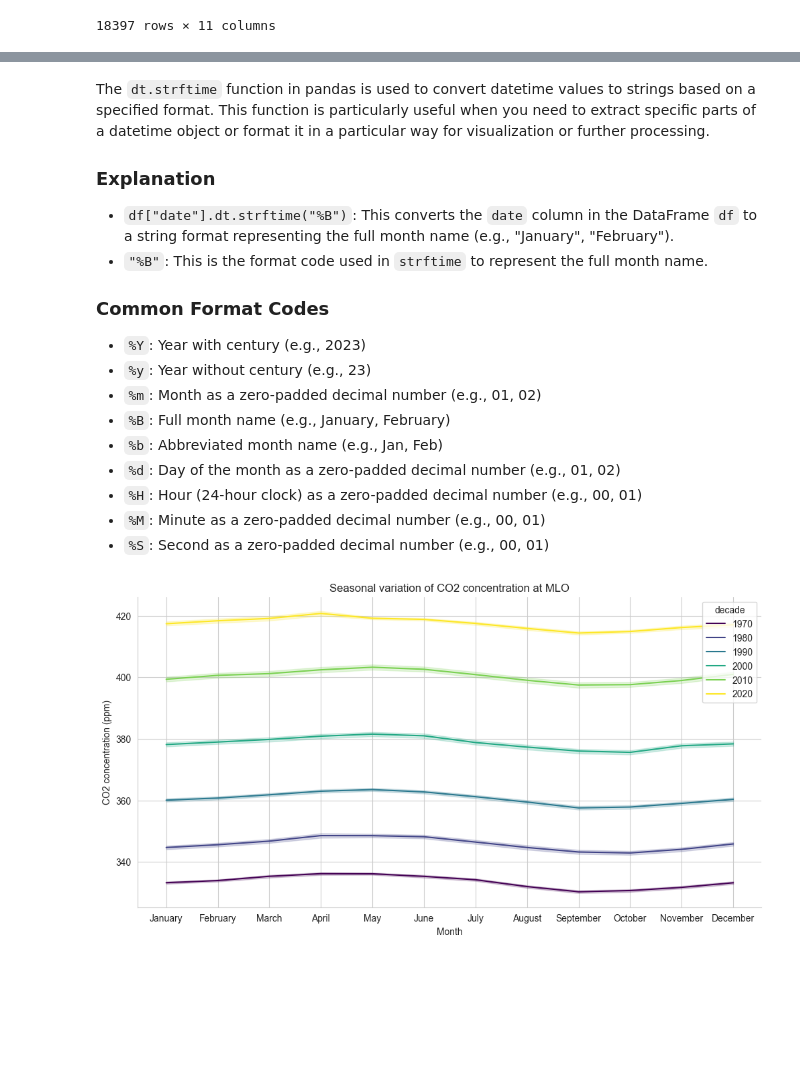
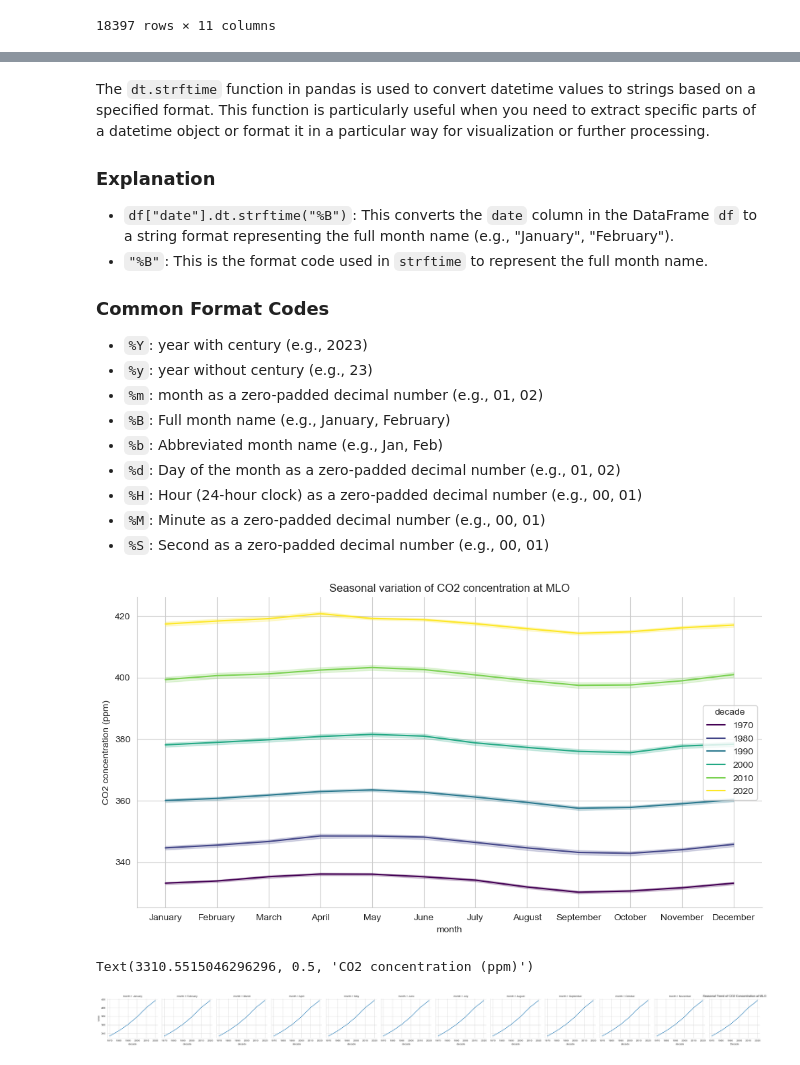
Before and after one commit to JanDuchscherer104/time-series-analysis, a Jupyter notebook: notebooks/lecture_01.ipynb, the cells around one changed output, grey strips where cells are left out. Cells and saved outputs as stored; diff of their text form; code cells hidden in the pictures; blank space fills up the shorter version.

Commit message:
feat: add seasonality plots to case study analysis

```diff
--- a/notebooks/lecture_01.ipynb
+++ b/notebooks/lecture_01.ipynb
@@ -72,9 +73,9 @@ The `dt.strftime` function in pandas is used to convert datetime values to strin
 - `"%B"`: This is the format code used in `strftime` to represent the full month name.
 
 ### Common Format Codes
-- `%Y`: Year with century (e.g., 2023)
-- `%y`: Year without century (e.g., 23)
-- `%m`: Month as a zero-padded decimal number (e.g., 01, 02)
+- `%Y`: year with century (e.g., 2023)
+- `%y`: year without century (e.g., 23)
+- `%m`: month as a zero-padded decimal number (e.g., 01, 02)
 - `%B`: Full month name (e.g., January, February)
 - `%b`: Abbreviated month name (e.g., Jan, Feb)
 - `%d`: Day of the month as a zero-padded decimal number (e.g., 01, 02)
@@ -84,21 +85,37 @@ The `dt.strftime` function in pandas is used to convert datetime values to strin
 # %%
 plt.figure(figsize=(12, 6))
 sns.lineplot(
     df.assign(
         decade=(df["date"].dt.year // 10) * 10,
         month=df["date"].dt.strftime("%B"),
     ),
     x="month",
     y="value",
     hue="decade",
     palette="viridis",
 )
 plt.title("Seasonal variation of CO2 concentration at MLO")
-plt.xlabel("Month")
+plt.xlabel("month")
 plt.ylabel("CO2 concentration (ppm)")
 sns.despine()
+plt.show()
 # %% [output]
-[figure, old version]
+[figure, new version]
+# %%
+df_with_month = df.assign(
+        decade=(df["date"].dt.year // 10) * 10,
+        month=df["date"].dt.strftime("%B"),
+)
+
+g = sns.FacetGrid(data=df_with_month,
+                  col="month")
+g.map(sns.lineplot, data=df_with_month, x="decade", y="value")
+plt.title("Seasonal Trend of CO2 Concentration at MLO")
+plt.xlabel("Decade")
+plt.ylabel("CO2 concentration (ppm)")
+# %% [output]
+Text(3310.5515046296296, 0.5, 'CO2 concentration (ppm)')
+[figure, added]
 # %%
 grouped_df = (
     df.groupby([df["date"].dt.year, df["date"].dt.month, df["date"].dt.day])
```
Also changed, not shown: parts of 6 cells of this notebook.
